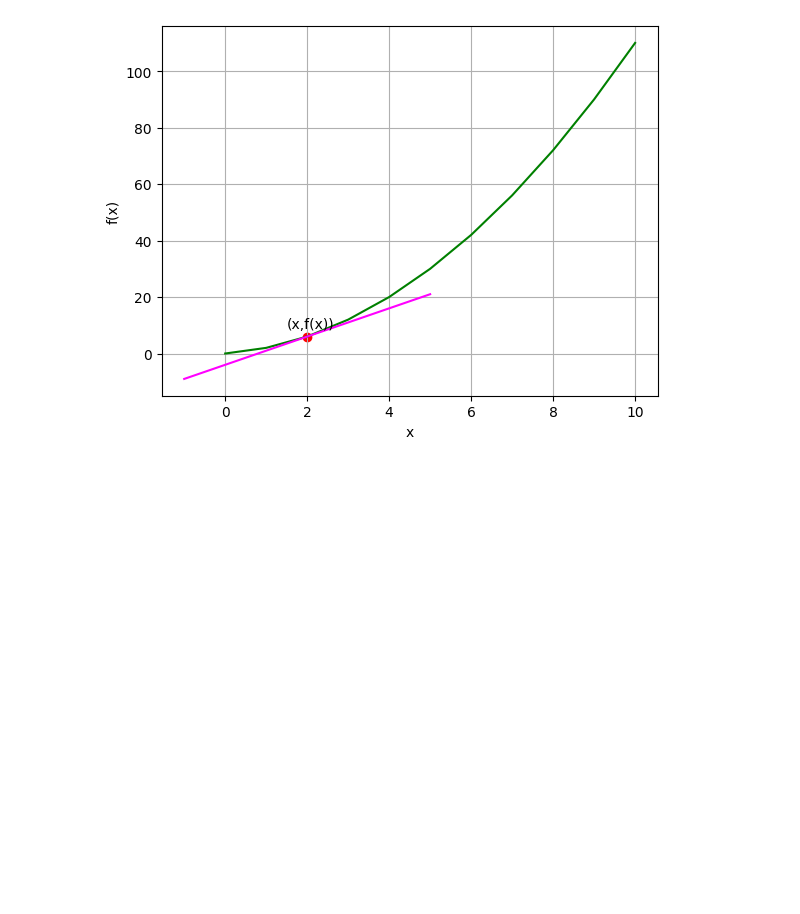
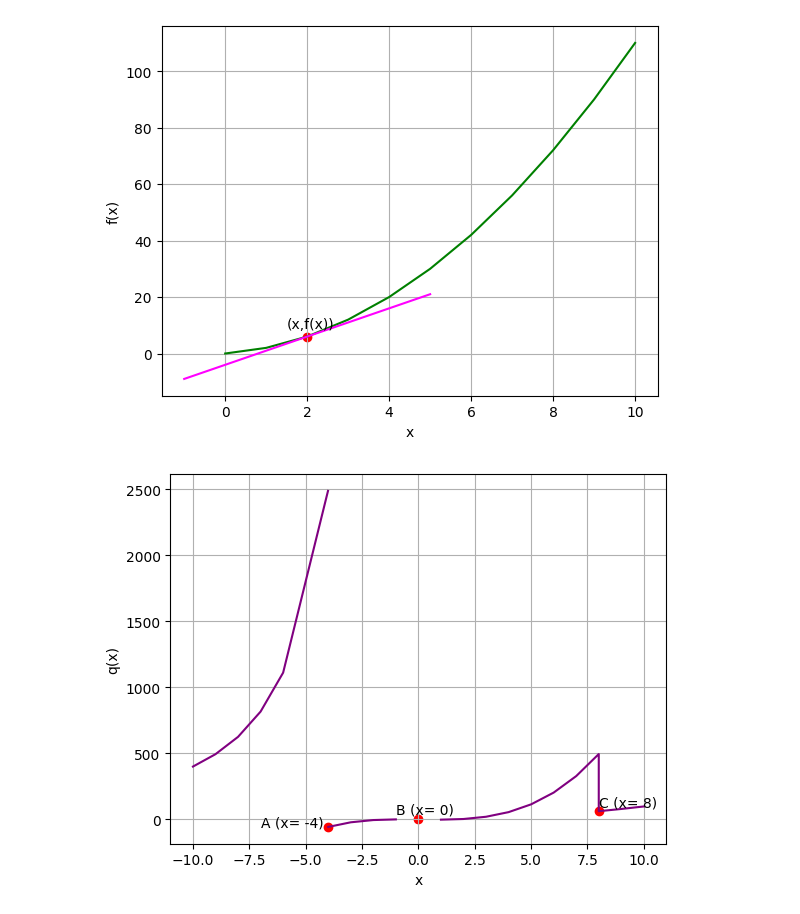
Before and after one commit to AdrianMarin1494/Study, a Jupyter notebook: Math for Machine Learning with Python/8 Differentiation and Derivatives.ipynb, the cells around one changed output. Drawn from its saved outputs; the diff is of its cells as text; code cells hidden in the pictures; blank space fills up the shorter version.

```diff
--- a/Math for Machine Learning with Python/8 Differentiation and Derivatives.ipynb
+++ b/Math for Machine Learning with Python/8 Differentiation and Derivatives.ipynb
@@ -146,3 +146,51 @@ plt.plot([xMin,xMax],[yMin,yMax], color='magenta')
 plt.show()
 # %% [output]
 [figure]
+# %%
+# Define function q
+def q(x):
+    if x != 0:
+        if x < -4:
+            return 40000 / (x**2)
+        elif x < 8:
+            return (x**2 - 2) * x - 1
+        else:
+            return (x**2 - 2)
+
+
+# Plot output from function g
+from matplotlib import pyplot as plt
+
+# Create an array of x values
+x = list(range(-10, -5))
+x.append(-4.01)
+x2 = list(range(-4,8))
+x2.append(7.9999)
+x2 = x2 + list(range(8,11))
+
+# Get the corresponding y values from the function
+y = [q(i) for i in x]
+y2 = [q(i) for i in x2]
+
+# Set up the graph
+plt.xlabel('x')
+plt.ylabel('q(x)')
+plt.grid()
+
+# Plot x against q(x)
+plt.plot(x,y, color='purple')
+plt.plot(x2,y2, color='purple')
+
+
+plt.scatter(-4,q(-4), c='red')
+plt.annotate('A (x= -4)',(-5,q(-3.9)), xytext=(-7, q(-3.9)))
+
+plt.scatter(0,0, c='red')
+plt.annotate('B (x= 0)',(0,0), xytext=(-1, 40))
+
+plt.scatter(8,q(8), c='red')
+plt.annotate('C (x= 8)',(8,q(8)), xytext=(8, 100))
+
+plt.show()
+# %% [output]
+[figure, added]
```
Also changed, not shown: 1 other file.
